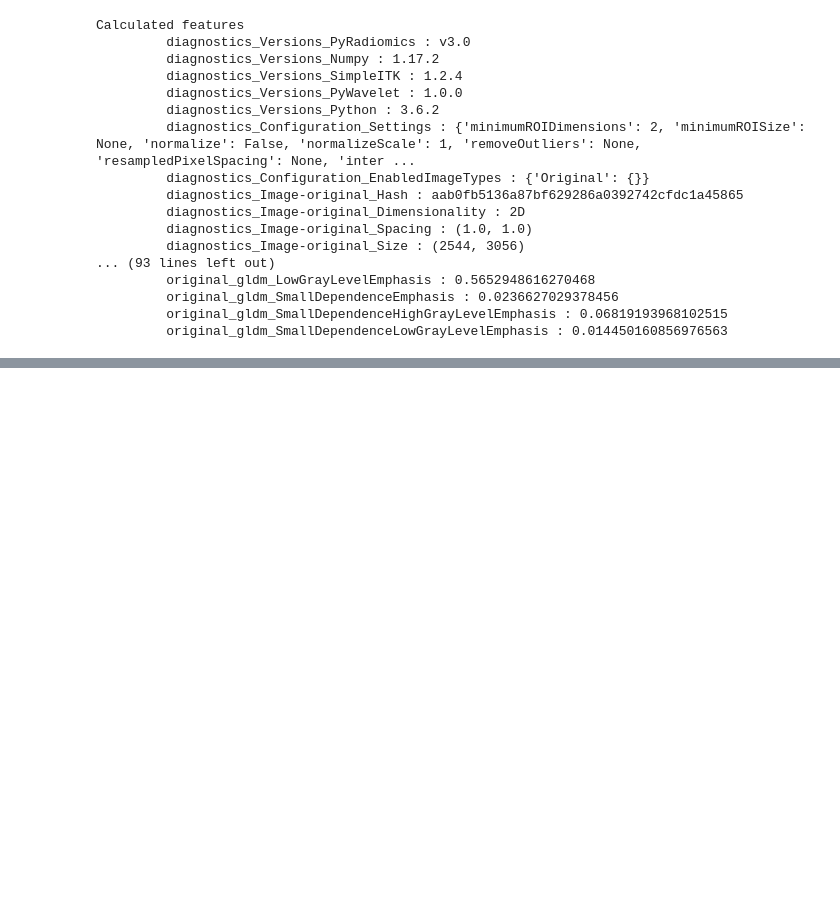
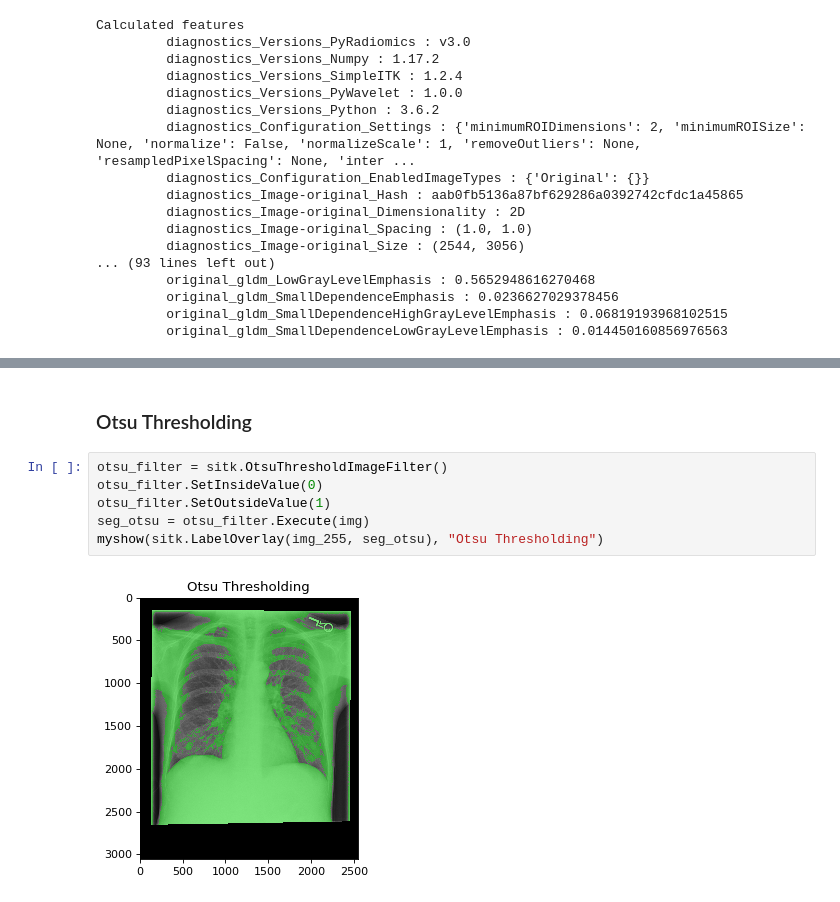
Before and after one commit to bngo97/Radiomics, a Jupyter notebook: Radiomics.ipynb, the cells around one changed output, grey strips where cells are left out. Saved outputs shown, nothing was run; the diff lists cells and outputs as text; blank space fills up the shorter version.

```diff
--- a/Radiomics.ipynb
+++ b/Radiomics.ipynb
@@ -60,0 +69,10 @@ Calculated features
+# %% [markdown]
+### Otsu Thresholding
+# %%
+otsu_filter = sitk.OtsuThresholdImageFilter()
+otsu_filter.SetInsideValue(0)
+otsu_filter.SetOutsideValue(1)
+seg_otsu = otsu_filter.Execute(img)
+myshow(sitk.LabelOverlay(img_255, seg_otsu), "Otsu Thresholding")
+# %% [output]
+[figure, added]
```
Also changed, not shown: parts of 5 cells of this notebook.
